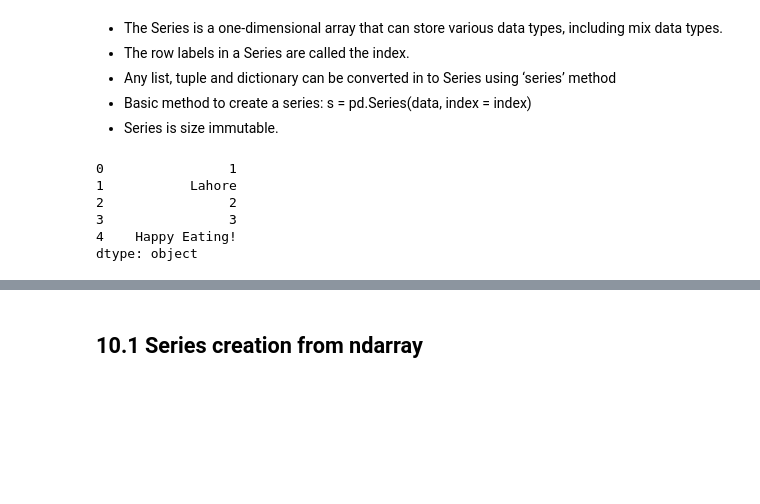
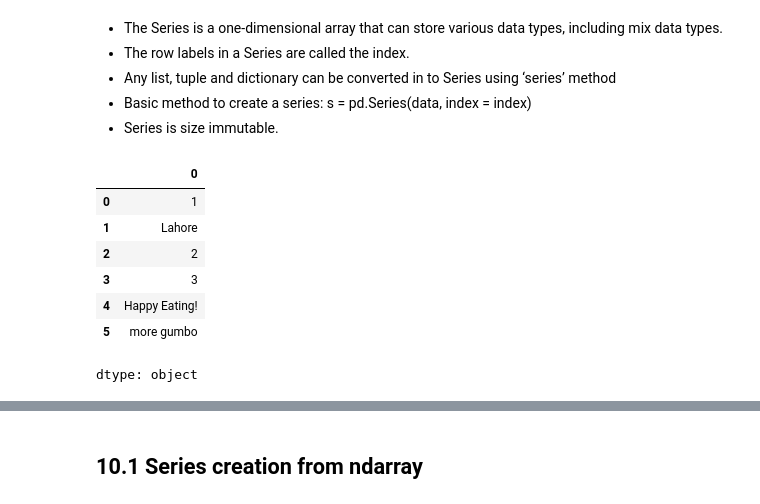
Before and after one commit to IAT-ExploringAI-2024/Week1---Intro-to-Python, a Jupyter notebook: Introduction_to_Python.ipynb, the cells around one changed output, grey strips where cells are left out. Drawn from its saved outputs; the diff is of its cells as text; code cells hidden in the pictures; blank space fills up the shorter version.

```diff
--- a/Introduction_to_Python.ipynb
+++ b/Introduction_to_Python.ipynb
@@ -903,12 +1010,14 @@ These data structures are built on top of Numpy array, which means they are fast
 - Series is size immutable.
 # %%
 import pandas as pd
-s = pd.Series([1, 'Lahore', 2, 3, 'Happy Eating!'])
+s = pd.Series([1, 'Lahore', 2, 3, 'Happy Eating!', "more gumbo"]) #added even more gumbo
 s
 # %% [output]
+|  | 0 |
+| 0 | 1 |
+| 1 | Lahore |
+| 2 | 2 |
+| 3 | 3 |
+| 4 | Happy Eating! |
+| 5 | more gumbo |
-0                1
-1           Lahore
-2                2
-3                3
-4    Happy Eating!
 dtype: object
```
Also changed, not shown: parts of 40 cells of this notebook.
